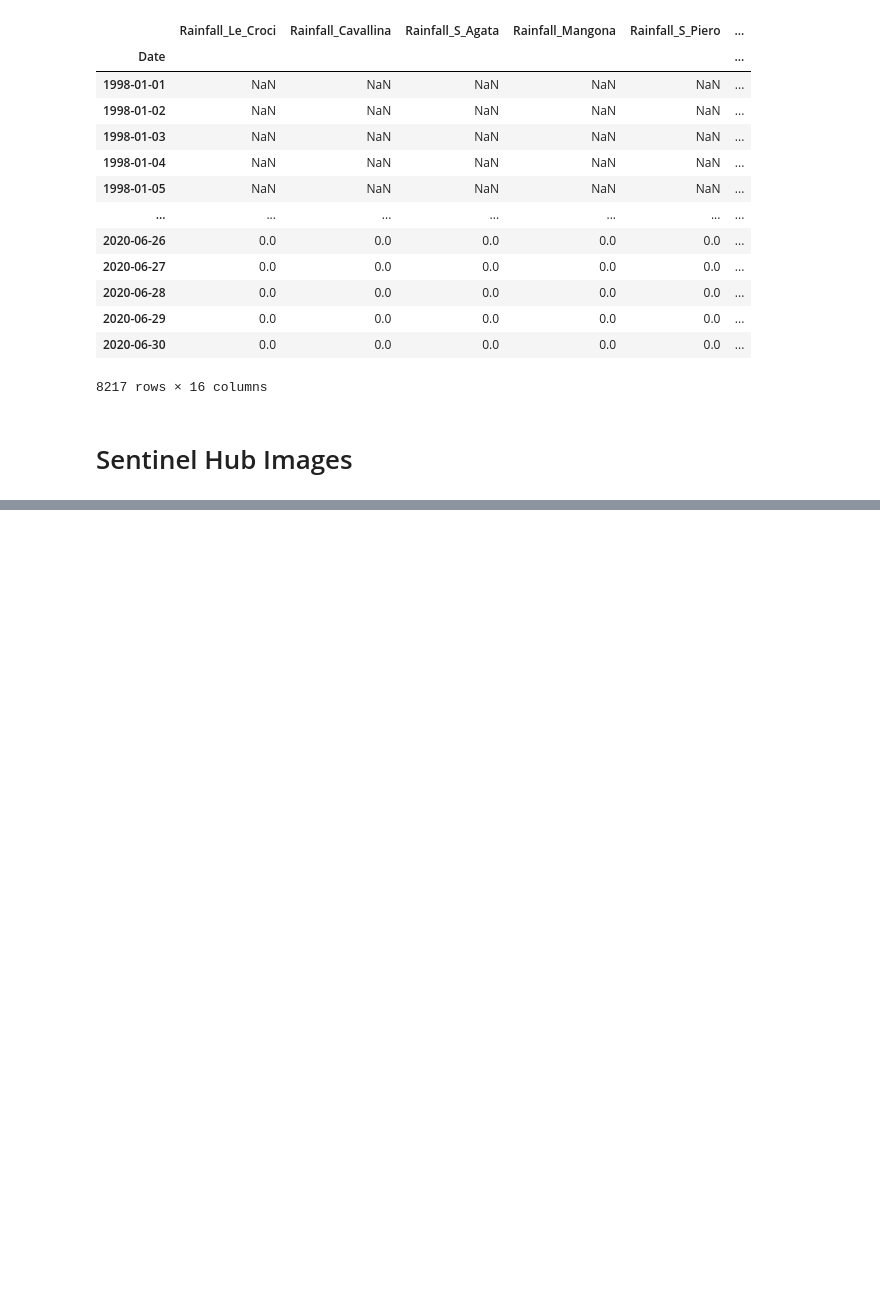
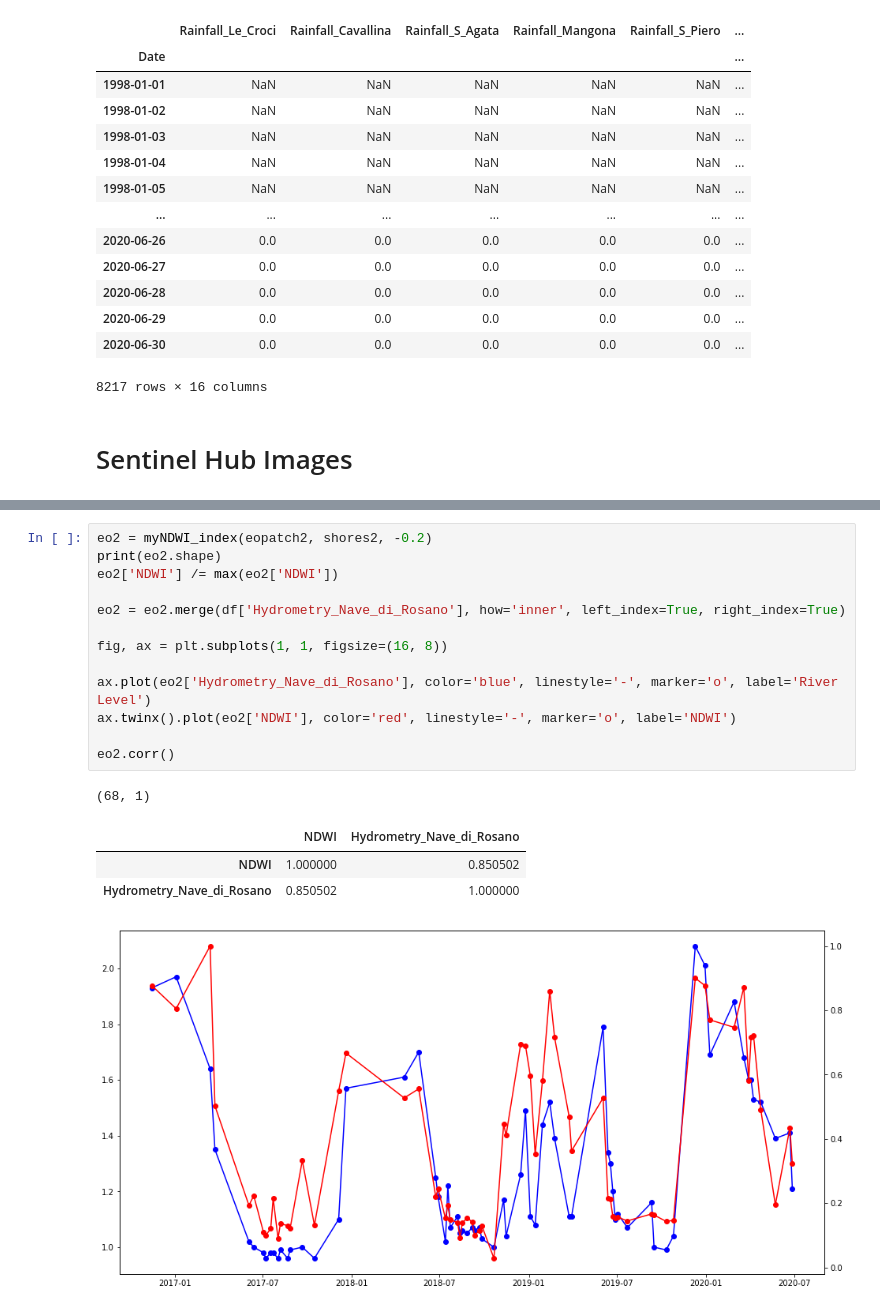
Before and after one commit to KlemenKozelj/master_thesis, a Jupyter notebook: 02_River_Arno.ipynb, the cells around one changed output, grey strips where cells are left out. Drawn from its saved outputs; the diff is of its cells as text; blank space fills up the shorter version.

```diff
--- a/02_River_Arno.ipynb
+++ b/02_River_Arno.ipynb
@@ -96,0 +136,19 @@ eo1.corr()
+# %%
+eo2 = myNDWI_index(eopatch2, shores2, -0.2)
+print(eo2.shape)
+eo2['NDWI'] /= max(eo2['NDWI'])
+
+eo2 = eo2.merge(df['Hydrometry_Nave_di_Rosano'], how='inner', left_index=True, right_index=True)
+
+fig, ax = plt.subplots(1, 1, figsize=(16, 8))
+
+ax.plot(eo2['Hydrometry_Nave_di_Rosano'], color='blue', linestyle='-', marker='o', label='River Level')
+ax.twinx().plot(eo2['NDWI'], color='red', linestyle='-', marker='o', label='NDWI')
+
+eo2.corr()
+# %% [output]
+(68, 1)
+|  | NDWI | Hydrometry_Nave_di_Rosano |
+| NDWI | 1.000000 | 0.850502 |
+| Hydrometry_Nave_di_Rosano | 0.850502 | 1.000000 |
+[figure, added]
```
Also changed, not shown: parts of 11 cells of this notebook, 2 other files.
